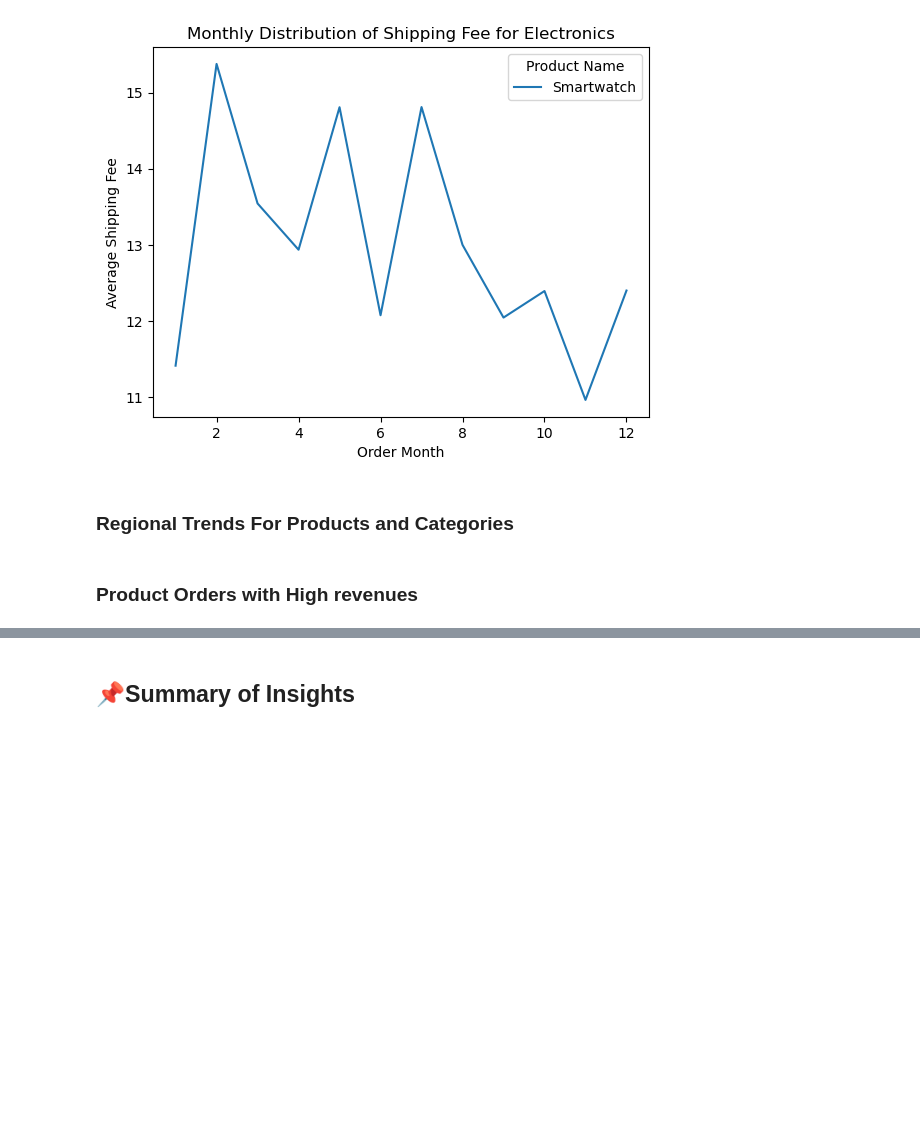
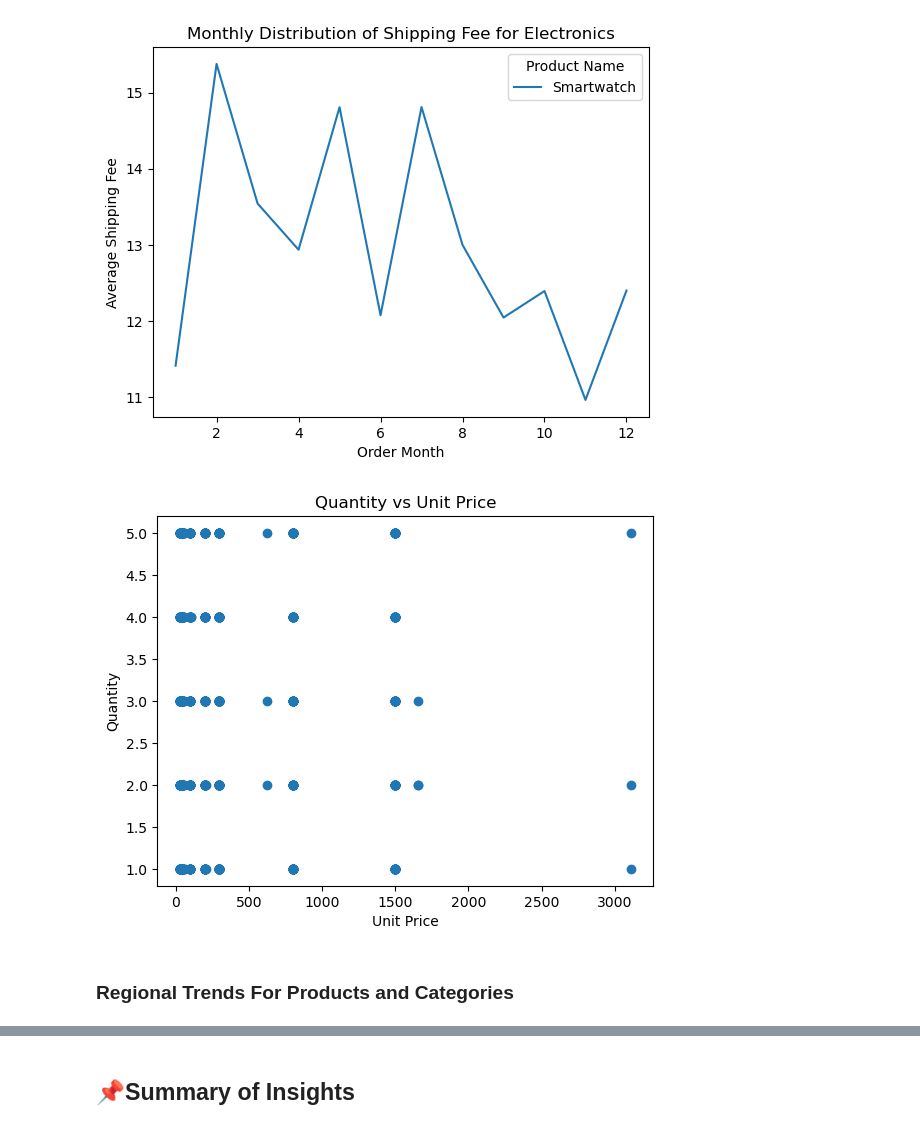
Before and after one commit to Mohammed-Hanan-Othman/ecommerce-sales-analysis, a Jupyter notebook: notebooks/3.product_performance.ipynb, the cells around one changed output, grey strips where cells are left out. Cells and saved outputs as stored; diff of their text form; code cells hidden in the pictures; blank space fills up the shorter version.

Commit message:
Added visualizations for regional trends for products and categories

```diff
--- a/notebooks/3.product_performance.ipynb
+++ b/notebooks/3.product_performance.ipynb
@@ -418,7 +418,12 @@ plt.show();
 [figure]
 # %%
 # Pricing and Quantity Ordered
+plt.scatter(x=df["Unit Price"], y=df["Quantity"])
+plt.title("Quantity vs Unit Price")
+plt.xlabel("Unit Price")
+plt.ylabel("Quantity")
+plt.show();
+# %% [output]
+[figure, added]
 # %% [markdown]
 ### Regional Trends For Products and Categories
-# %% [markdown]
-### Product Orders with High revenues
```
Also changed, not shown: parts of 6 cells of this notebook.
